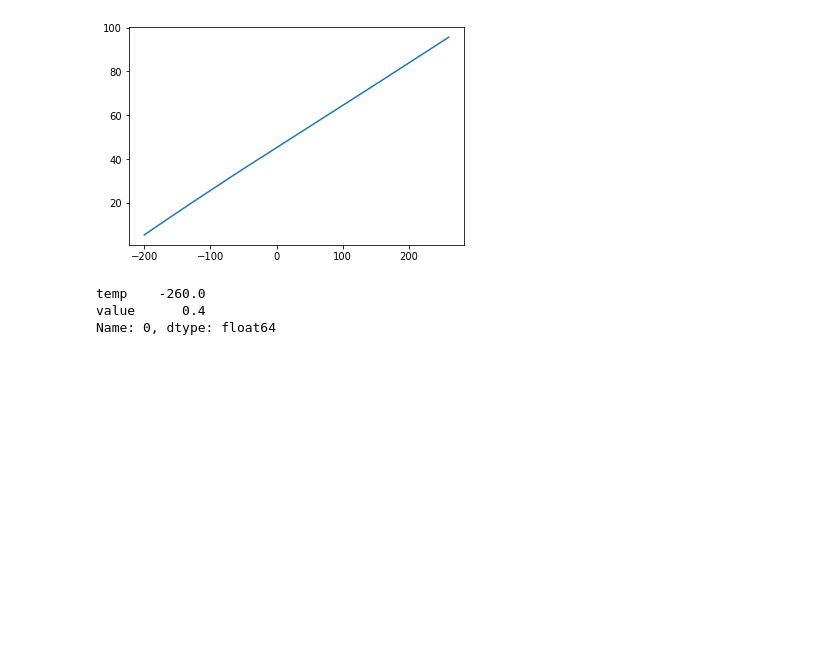
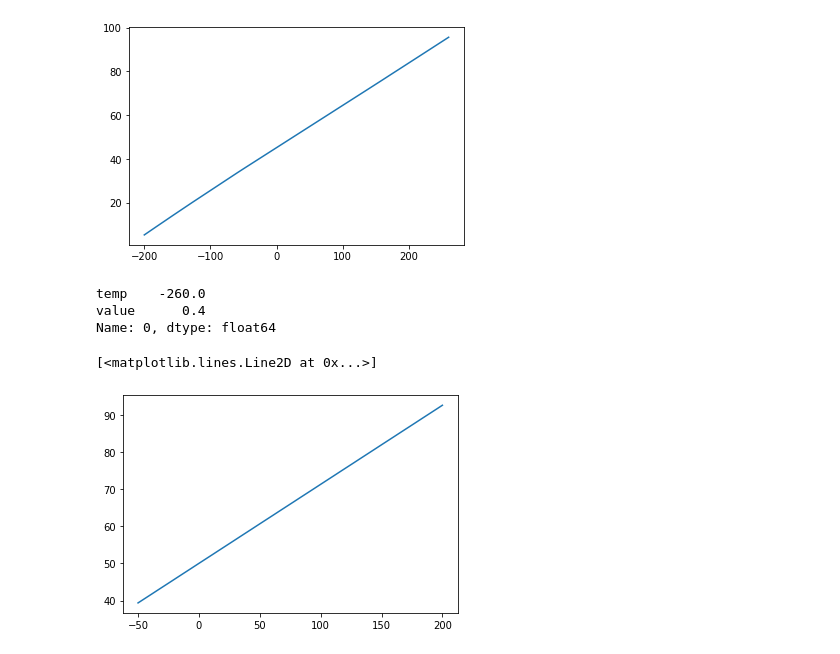
Before and after one commit to Marik28/dissertation, a Jupyter notebook: src/notebooks/Парсинг термометров сопротивления.ipynb, the cells around one changed output. Cells and saved outputs as stored; diff of their text form; code cells hidden in the pictures; blank space fills up the shorter version.

```diff
--- a/src/notebooks/Нестандартизированные термометры сопротивления.ipynb
+++ b/src/notebooks/Парсинг термометров сопротивления.ipynb
@@ -122,0 +137,12 @@ Name: 0, dtype: float64
+# %%
+# Cu 50
+r0 = 50
+A = 0.00426
+temperatures = [t for t in range(-50, 201)]
+resistances = [round(r0 * (1 + A*t), 2) for t in temperatures]
+df = pd.DataFrame({"temp": temperatures, "value": resistances})
+# %%
+plt.plot(df["temp"], df["value"])
+# %% [output]
+[<matplotlib.lines.Line2D at 0x...>]
+[figure, added]
```
Also changed, not shown: parts of 6 cells of this notebook, 12 other files.
